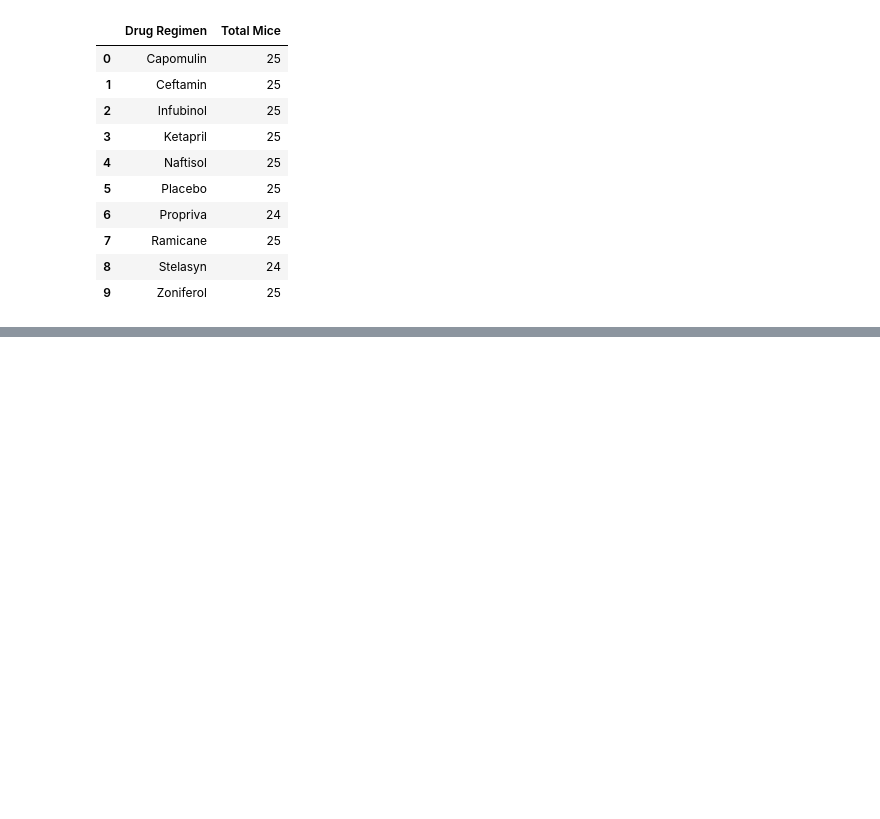
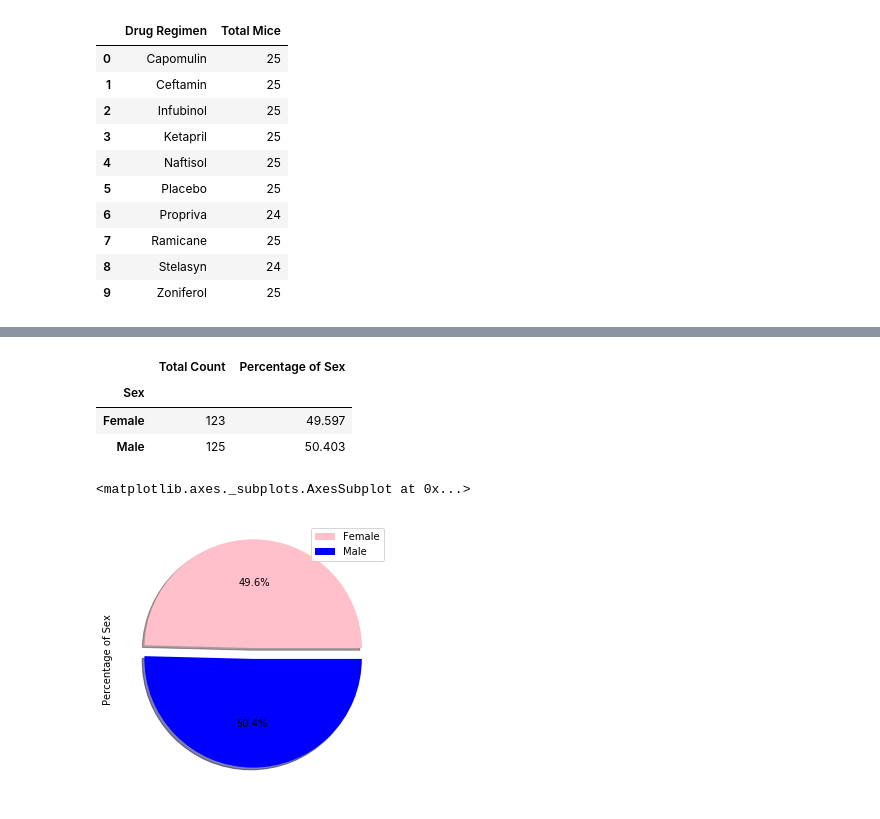
Before and after one commit to phuphan626/Matplotlib-Challenge-, a Jupyter notebook: Pymaceuticals/Pymaceuticals Partial Solution.ipynb, the cells around one changed output, grey strips where cells are left out. Drawn from its saved outputs; the diff is of its cells as text; code cells hidden in the pictures; blank space fills up the shorter version.

```diff
--- a/Pymaceuticals/Pymaceuticals Partial Solution.ipynb
+++ b/Pymaceuticals/Pymaceuticals Partial Solution.ipynb
@@ -190,4 +187,22 @@ plt.show()
 gender_set=clean_study_data_complete.groupby(['Mouse ID','Sex'])
 gender_df=pd.DataFrame(gender_set.size())
 
-gender_count=pd.DataFrame(gender_set['Sex'].unique())
+gender_count=pd.DataFrame(gender_set.size())
+
+gender_demo=pd.DataFrame(gender_count.groupby(['Sex']).count())
+gender_demo.columns=["Total Count"]
+
+gender_percentage=(gender_demo['Total Count']/gender_demo['Total Count'].sum())*100
+gender_demo['Percentage of Sex']=gender_percentage.round(3)
+gender_demo
+# %% [output]
+|  | Total Count | Percentage of Sex |
+| Sex |  |  |
+| Female | 123 | 49.597 |
+| Male | 125 | 50.403 |
+# %%
+# Using Pandas to plot pie chart
+gender_demo.plot.pie(y='Percentage of Sex',figsize=(5,5),legend=True,labels=None,colors=('pink','blue'),startangle=0, shadow = True, autopct="%1.1f%%",explode=(0.1,0))
+# %% [output]
+<matplotlib.axes._subplots.AxesSubplot at 0x...>
+[figure, added]
```
Also changed, not shown: parts of 6 cells of this notebook.
